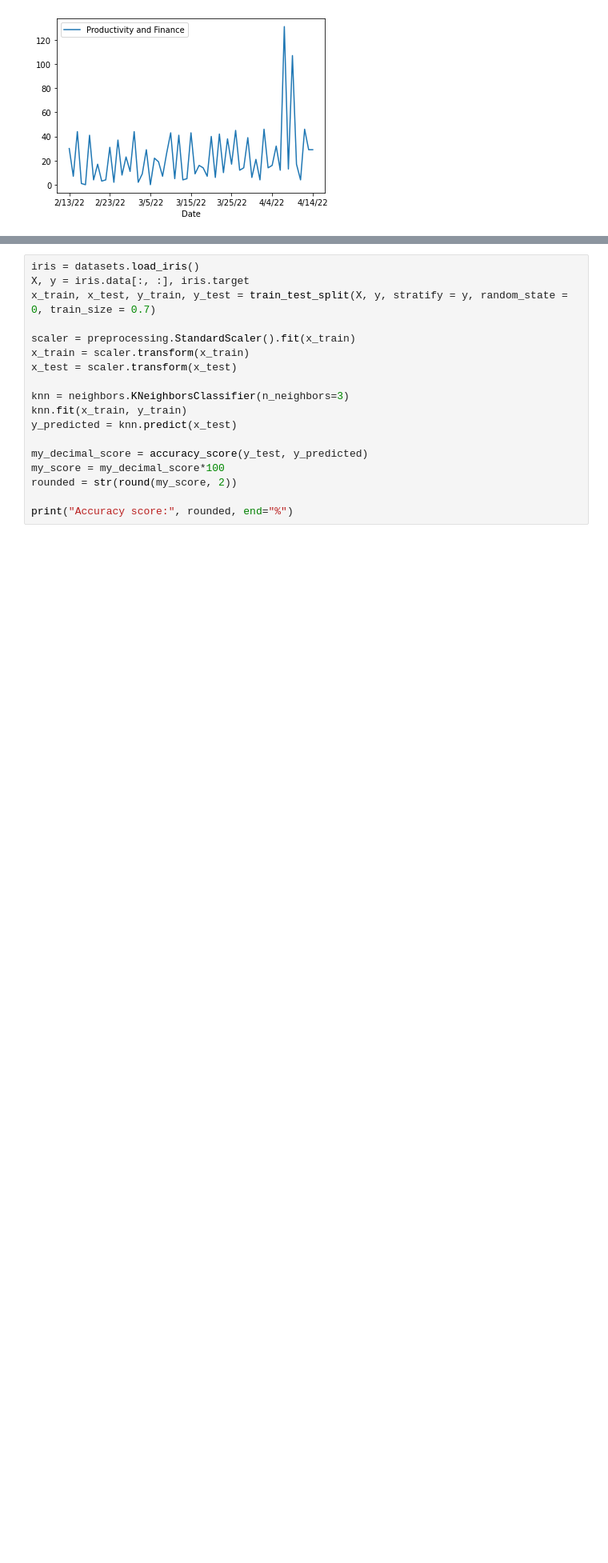
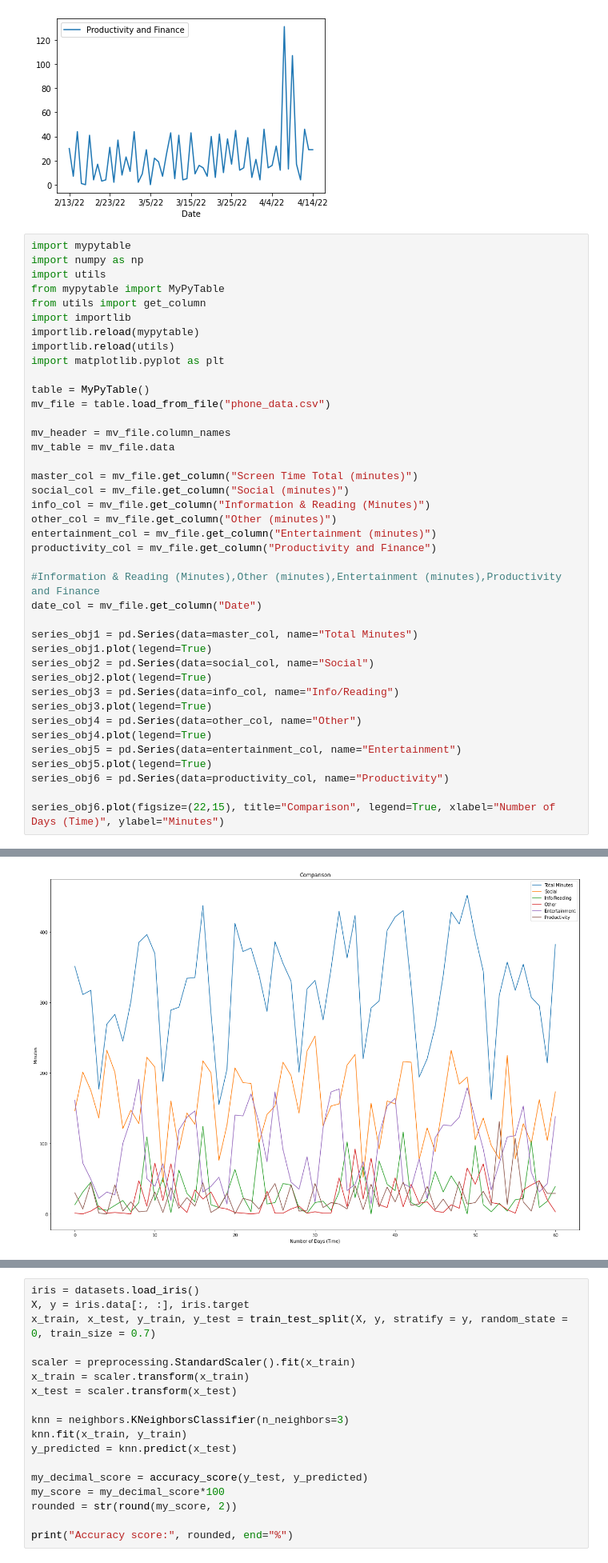
Before and after one commit to nathanBashant/BMIS331_FP, a Jupyter notebook: FinalProject.ipynb, the cells around one changed output, grey strips where cells are left out. Shown at 80% size. Drawn from its saved outputs; the diff is of its cells as text; blank space fills up the shorter version.

```diff
--- a/FinalProject.ipynb
+++ b/FinalProject.ipynb
@@ -110,3 +110,44 @@ merged_df[['Date', 'Productivity and Finance']].groupby('Date', sort=False).mean
 [figure]
 [figure]
 [figure]
+# %%
+import mypytable
+import numpy as np
+import utils
+from mypytable import MyPyTable
+from utils import get_column
+import importlib
+importlib.reload(mypytable)
+importlib.reload(utils)
+import matplotlib.pyplot as plt
+
+table = MyPyTable()
+mv_file = table.load_from_file("phone_data.csv")
+
+mv_header = mv_file.column_names
+mv_table = mv_file.data
+
+master_col = mv_file.get_column("Screen Time Total (minutes)")
+social_col = mv_file.get_column("Social (minutes)")
+info_col = mv_file.get_column("Information & Reading (Minutes)")
+other_col = mv_file.get_column("Other (minutes)")
+entertainment_col = mv_file.get_column("Entertainment (minutes)")
+productivity_col = mv_file.get_column("Productivity and Finance")
+
+#Information & Reading (Minutes),Other (minutes),Entertainment (minutes),Productivity and Finance
+date_col = mv_file.get_column("Date")
+
+series_obj1 = pd.Series(data=master_col, name="Total Minutes")
+series_obj1.plot(legend=True)
+series_obj2 = pd.Series(data=social_col, name="Social")
+series_obj2.plot(legend=True)
+series_obj3 = pd.Series(data=info_col, name="Info/Reading")
+series_obj3.plot(legend=True)
+series_obj4 = pd.Series(data=other_col, name="Other")
+series_obj4.plot(legend=True)
+series_obj5 = pd.Series(data=entertainment_col, name="Entertainment")
+series_obj5.plot(legend=True)
+series_obj6 = pd.Series(data=productivity_col, name="Productivity")
+
+series_obj6.plot(figsize=(22,15), title="Comparison", legend=True, xlabel="Number of Days (Time)", ylabel="Minutes")
+# %% [output]
@@ -112,0 +155 @@ merged_df[['Date', 'Productivity and Finance']].groupby('Date', sort=False).mean
+[figure, added]
```
Also changed, not shown: parts of 4 cells of this notebook, 4 other files.
